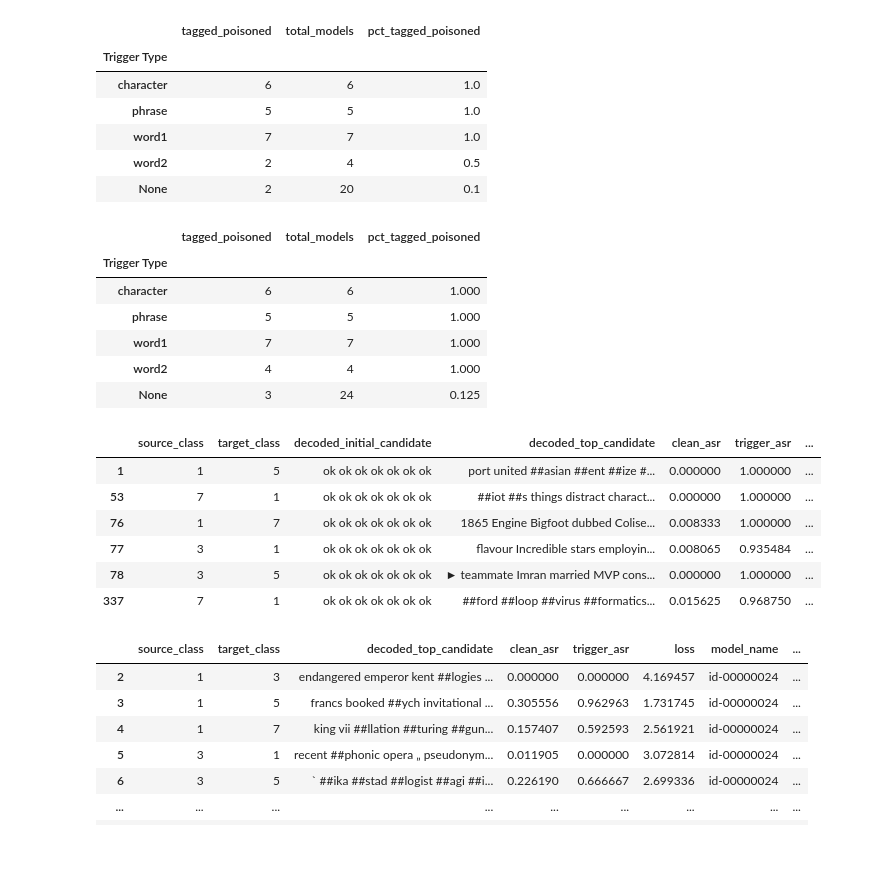
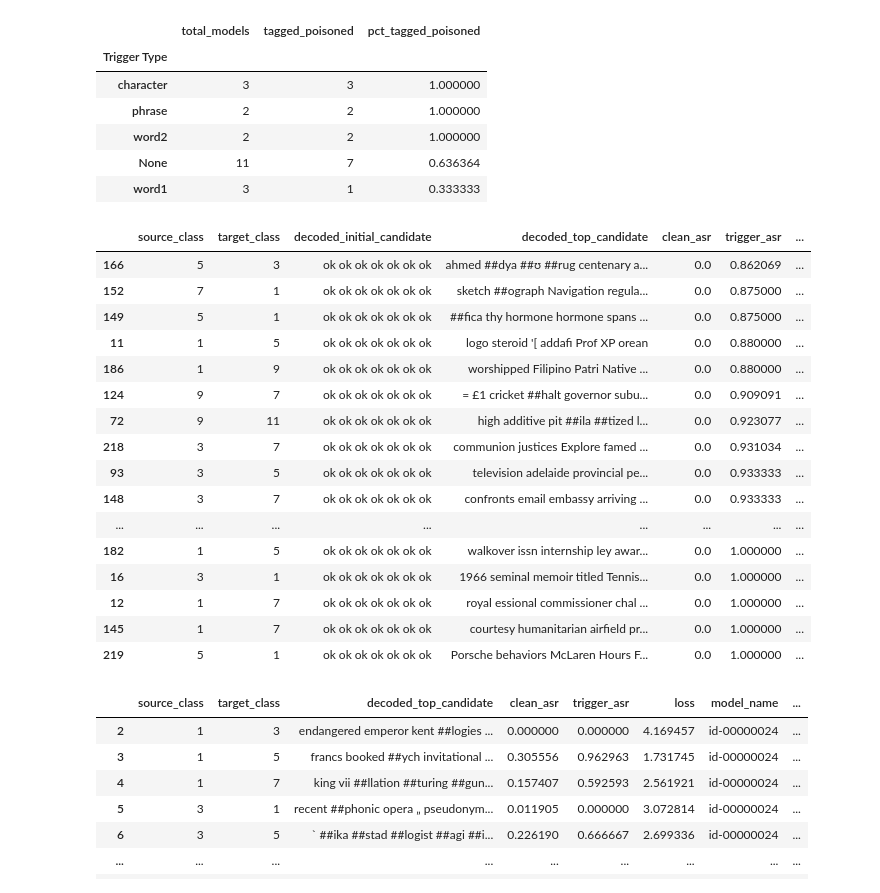
Before and after one commit to utrerf/TrojAI, a Jupyter notebook: NLP/round7/results_plots.ipynb, the cells around one changed output. Saved outputs shown, nothing was run; the diff lists cells and outputs as text; code cells hidden in the pictures; blank space fills up the shorter version.

```diff
--- a/NLP/round7/results_plots.ipynb
+++ b/NLP/round7/results_plots.ipynb
@@ -47,7 +47,7 @@ def get_all_files(path=RESULTS):
         df_list.append(temp_df)
     result = pd.concat(df_list)
     return result[['source_class', 'target_class', 'decoded_initial_candidate', 'decoded_top_candidate',
-                   'clean_asr', 'trigger_asr', 'loss', 'model_name']]
+                   'clean_asr', 'trigger_asr', 'loss', 'testing_loss', 'model_name']]
 
 df = get_all_files()
 metadata = get_metadata()
@@ -275,57 +118,48 @@ metadata[:20]
 df_original_merged = df.merge(metadata, how='left', on='model_name')
 
 trigger_threshold = 0.85
-loss_threshold = 0.1
-filtered_df = df_original_merged[(df_original_merged['trigger_asr']>trigger_threshold) & (df_original_merged['loss']<loss_threshold)]
+clean_asr_threshold = 0.01
+loss_threshold = 0.6
+filtered_df = df_original_merged[(df_original_merged['trigger_asr']>trigger_threshold) &
+                                 (df_original_merged['clean_asr']<clean_asr_threshold) &
+                                 (df_original_merged['loss']<loss_threshold)]
 tagged_poisoned = filtered_df.groupby(['model_name'], as_index=False).first().groupby(['triggers_0_trigger_executor_name']).agg({'model_name':'count'}).rename(columns={'model_name':'tagged_poisoned'})
 
 total = df_original_merged.groupby(['model_name'], as_index=False).first().groupby(['triggers_0_trigger_executor_name']).agg({'model_name':'count'}).rename(columns={'model_name':'total_models'})
 
-result = tagged_poisoned.merge(total, on='triggers_0_trigger_executor_name')
+result = total.merge(tagged_poisoned, on='triggers_0_trigger_executor_name', how='left')
 result['pct_tagged_poisoned'] = result['tagged_poisoned']/result['total_models']
 result.index.names = ['Trigger Type']
 result.sort_values('pct_tagged_poisoned', ascending=False)
 # %% [output]
-|  | tagged_poisoned | total_models | pct_tagged_poisoned |
+|  | total_models | tagged_poisoned | pct_tagged_poisoned |
 | Trigger Type |  |  |  |
-| character | 6 | 6 | 1.0 |
-| phrase | 5 | 5 | 1.0 |
-| word1 | 7 | 7 | 1.0 |
-| word2 | 2 | 4 | 0.5 |
-| None | 2 | 20 | 0.1 |
+| character | 3 | 3 | 1.000000 |
+| phrase | 2 | 2 | 1.000000 |
+| word2 | 2 | 2 | 1.000000 |
+| None | 11 | 7 | 0.636364 |
+| word1 | 3 | 1 | 0.333333 |
-# %%
-df_original_merged = df.merge(metadata, how='left', on='model_name')
-
-trigger_threshold = 0.9
-clean_asr_threshold = 0.03
-loss_threshold = 0.7
-filtered_df = df_original_merged[(df_original_merged['trigger_asr']>trigger_threshold) & (df_original_merged['clean_asr']<clean_asr_threshold) & (df_original_merged['loss']<loss_threshold)]
-tagged_poisoned = filtered_df.groupby(['model_name'], as_index=False).first().groupby(['triggers_0_trigger_executor_name']).agg({'model_name':'count'}).rename(columns={'model_name':'tagged_poisoned'})
-
-total = df_original_merged.groupby(['model_name'], as_index=False).first().groupby(['triggers_0_trigger_executor_name']).agg({'model_name':'count'}).rename(columns={'model_name':'total_models'})
-
-result = tagged_poisoned.merge(total, on='triggers_0_trigger_executor_name')
-result['pct_tagged_poisoned'] = result['tagged_poisoned']/result['total_models']
-result.index.names = ['Trigger Type']
-result.sort_values('pct_tagged_poisoned', ascending=False)
-# %% [output]
-|  | tagged_poisoned | total_models | pct_tagged_poisoned |
-| Trigger Type |  |  |  |
-| character | 6 | 6 | 1.000 |
-| phrase | 5 | 5 | 1.000 |
-| word1 | 7 | 7 | 1.000 |
-| word2 | 4 | 4 | 1.000 |
-| None | 3 | 24 | 0.125 |
 # %%
-filtered_df[filtered_df.triggers_0_trigger_executor_name=='word2']
+filtered_df[filtered_df.triggers_0_trigger_executor_name == 'None'].sort_values('trigger_asr')
+filtered_df.sort_values('trigger_asr')
 # %% [output]
 |  | source_class | target_class | decoded_initial_candidate | decoded_top_candidate | clean_asr | trigger_asr | ... |
-| 1 | 1 | 5 | ok ok ok ok ok ok ok | port united ##asian ##ent ##ize #... | 0.000000 | 1.000000 | ... |
-| 53 | 7 | 1 | ok ok ok ok ok ok ok | ##iot ##s things distract charact... | 0.000000 | 1.000000 | ... |
-| 76 | 1 | 7 | ok ok ok ok ok ok ok | 1865 Engine Bigfoot dubbed Colise... | 0.008333 | 1.000000 | ... |
-| 77 | 3 | 1 | ok ok ok ok ok ok ok | flavour Incredible stars employin... | 0.008065 | 0.935484 | ... |
-| 78 | 3 | 5 | ok ok ok ok ok ok ok | ► teammate Imran married MVP cons... | 0.000000 | 1.000000 | ... |
-| 337 | 7 | 1 | ok ok ok ok ok ok ok | ##ford ##loop ##virus ##formatics... | 0.015625 | 0.968750 | ... |
+| 166 | 5 | 3 | ok ok ok ok ok ok ok | ahmed ##dya ##ʊ ##rug centenary a... | 0.0 | 0.862069 | ... |
+| 152 | 7 | 1 | ok ok ok ok ok ok ok | sketch ##ograph Navigation regula... | 0.0 | 0.875000 | ... |
+| 149 | 5 | 1 | ok ok ok ok ok ok ok | ##fica thy hormone hormone spans ... | 0.0 | 0.875000 | ... |
+| 11 | 1 | 5 | ok ok ok ok ok ok ok | logo steroid '[ addafi Prof XP orean | 0.0 | 0.880000 | ... |
+| 186 | 1 | 9 | ok ok ok ok ok ok ok | worshipped Filipino Patri Native ... | 0.0 | 0.880000 | ... |
+| 124 | 9 | 7 | ok ok ok ok ok ok ok | = £1 cricket ##halt governor subu... | 0.0 | 0.909091 | ... |
+| 72 | 9 | 11 | ok ok ok ok ok ok ok | high additive pit ##ila ##tized l... | 0.0 | 0.923077 | ... |
+| 218 | 3 | 7 | ok ok ok ok ok ok ok | communion justices Explore famed ... | 0.0 | 0.931034 | ... |
+| 93 | 3 | 5 | ok ok ok ok ok ok ok | television adelaide provincial pe... | 0.0 | 0.933333 | ... |
+| 148 | 3 | 7 | ok ok ok ok ok ok ok | confronts email embassy arriving ... | 0.0 | 0.933333 | ... |
+| ... | ... | ... | ... | ... | ... | ... | ... |
+| 182 | 1 | 5 | ok ok ok ok ok ok ok | walkover issn internship ley awar... | 0.0 | 1.000000 | ... |
+| 16 | 3 | 1 | ok ok ok ok ok ok ok | 1966 seminal memoir titled Tennis... | 0.0 | 1.000000 | ... |
+| 12 | 1 | 7 | ok ok ok ok ok ok ok | royal essional commissioner chal ... | 0.0 | 1.000000 | ... |
+| 145 | 1 | 7 | ok ok ok ok ok ok ok | courtesy humanitarian airfield pr... | 0.0 | 1.000000 | ... |
+| 219 | 5 | 1 | ok ok ok ok ok ok ok | Porsche behaviors McLaren Hours F... | 0.0 | 1.000000 | ... |
 # %%
 filtered_models = list(filtered_df['model_name'].unique())
 df_original_merged[(~df_original_merged.model_name.isin(filtered_models))&\
```
Also changed, not shown: parts of 16 cells of this notebook, 4 other files.
